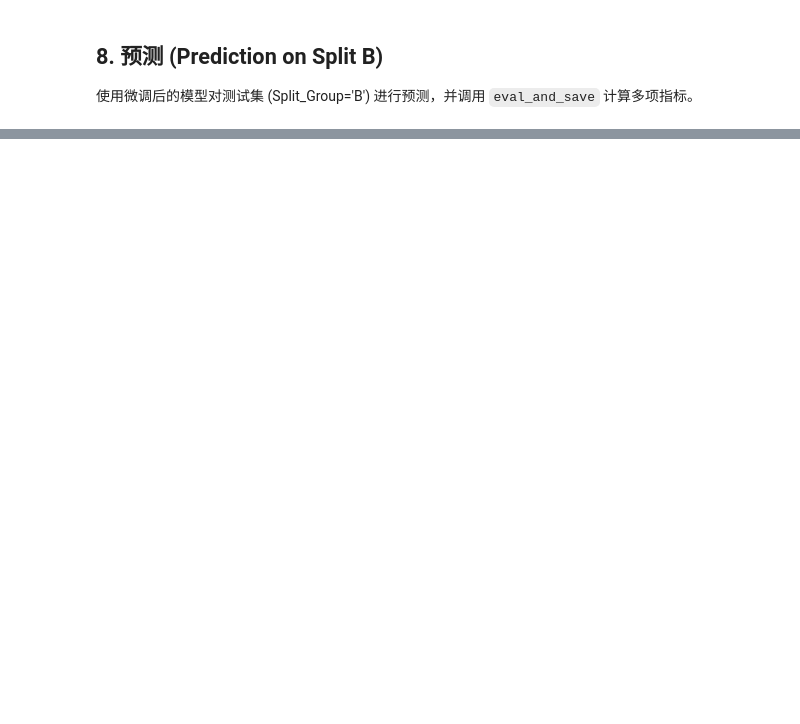
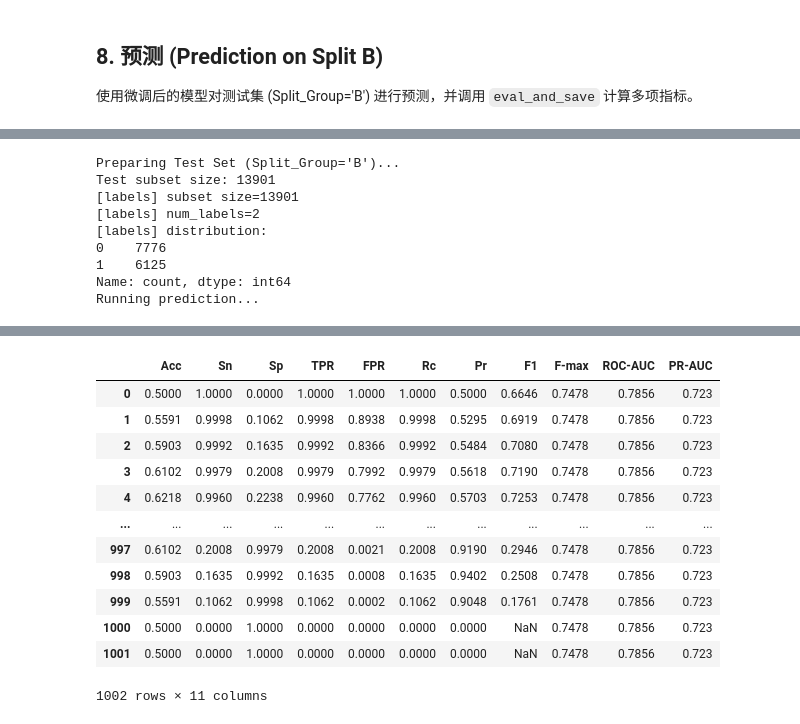
Before and after one commit to kiancai/MiCoGPT, a Jupyter notebook: notebooks_vCross/4.3.finetuning_vCross_value_condition.ipynb, the cells around one changed output, grey strips where cells are left out. Cells and saved outputs as stored; diff of their text form; code cells hidden in the pictures; blank space fills up the shorter version.

```diff
--- a/notebooks_vCross/4.3.finetuning_vCross_value_condition.ipynb
+++ b/notebooks_vCross/4.3.finetuning_vCross_value_condition.ipynb
@@ -355,0 +607,62 @@ eval_and_save(
+# %%
+from MiCoGPT.utils.mgm_utils import eval_and_save
+
+# 1. 准备测试集 (Split_Group = B)
+print("Preparing Test Set (Split_Group='B')...")
+meta = corpus.metadata
+test_mask = (meta["Split_Group"] == "B") & (meta[args.label_col].notna())
+test_indices = np.where(test_mask)[0]
+test_subset = Subset(corpus, test_indices)
+
+print(f"Test subset size: {len(test_subset)}")
+
+# 2. 生成测试集标签 (复用训练时的 Encoder)
+# 注意：这里必须传入训练时 fit 好的 le (encoder)，以保证标签 ID 映射一致
+test_labels_tensor, test_all_labels, _, _ = prepare_labels_for_subset(
+    all_corpus=corpus,
+    subset=test_subset,
+    label_col=args.label_col,
+    encoder=le,
+    verbose=True
+)
+
+# 3. 包装 Dataset
+test_ds = create_dataset_with_labels(test_subset, test_all_labels)
+
+# 4. 预测
+print("Running prediction...")
+# Trainer 会自动使用最佳模型 (load_best_model_at_end=True)
+predictions = trainer.predict(test_ds)
+y_score = predictions.predictions
+y_true = predictions.label_ids
+
+# 5. 评估并保存
+# 获取类别名称
+if hasattr(le, "categories_"):
+    # OneHotEncoder
+    label_names = list(le.categories_[0])
+else:
+    # LabelEncoder
+    label_names = [str(c) for c in le.classes_]
+
+save_dir = f"{args.output}/prediction_B"
+os.makedirs(save_dir, exist_ok=True)
+
+print(f"Saving results to {save_dir}...")
+eval_and_save(
+    y_score=y_score,
+    y_true=y_true,
+    label_names=label_names,
+    save_dir=save_dir,
+    activation="softmax" # 模型输出 logits，需要 softmax 归一化
+)
+# %% [output]
+Preparing Test Set (Split_Group='B')...
+Test subset size: 13901
+[labels] subset size=13901
+[labels] num_labels=2
+[labels] distribution:
+0    7776
+1    6125
+Name: count, dtype: int64
+Running prediction...
@@ -355,0 +687,13 @@ eval_and_save(
+|  | Acc | Sn | Sp | TPR | FPR | Rc | Pr | F1 | F-max | ROC-AUC | PR-AUC |
+| 0 | 0.5000 | 1.0000 | 0.0000 | 1.0000 | 1.0000 | 1.0000 | 0.5000 | 0.6646 | 0.7478 | 0.7856 | 0.723 |
+| 1 | 0.5591 | 0.9998 | 0.1062 | 0.9998 | 0.8938 | 0.9998 | 0.5295 | 0.6919 | 0.7478 | 0.7856 | 0.723 |
+| 2 | 0.5903 | 0.9992 | 0.1635 | 0.9992 | 0.8366 | 0.9992 | 0.5484 | 0.7080 | 0.7478 | 0.7856 | 0.723 |
+| 3 | 0.6102 | 0.9979 | 0.2008 | 0.9979 | 0.7992 | 0.9979 | 0.5618 | 0.7190 | 0.7478 | 0.7856 | 0.723 |
+| 4 | 0.6218 | 0.9960 | 0.2238 | 0.9960 | 0.7762 | 0.9960 | 0.5703 | 0.7253 | 0.7478 | 0.7856 | 0.723 |
+| ... | ... | ... | ... | ... | ... | ... | ... | ... | ... | ... | ... |
+| 997 | 0.6102 | 0.2008 | 0.9979 | 0.2008 | 0.0021 | 0.2008 | 0.9190 | 0.2946 | 0.7478 | 0.7856 | 0.723 |
+| 998 | 0.5903 | 0.1635 | 0.9992 | 0.1635 | 0.0008 | 0.1635 | 0.9402 | 0.2508 | 0.7478 | 0.7856 | 0.723 |
+| 999 | 0.5591 | 0.1062 | 0.9998 | 0.1062 | 0.0002 | 0.1062 | 0.9048 | 0.1761 | 0.7478 | 0.7856 | 0.723 |
+| 1000 | 0.5000 | 0.0000 | 1.0000 | 0.0000 | 0.0000 | 0.0000 | 0.0000 | NaN | 0.7478 | 0.7856 | 0.723 |
+| 1001 | 0.5000 | 0.0000 | 1.0000 | 0.0000 | 0.0000 | 0.0000 | 0.0000 | NaN | 0.7478 | 0.7856 | 0.723 |
+1002 rows × 11 columns
```
Also changed, not shown: parts of 13 cells of this notebook, 16 other files.
